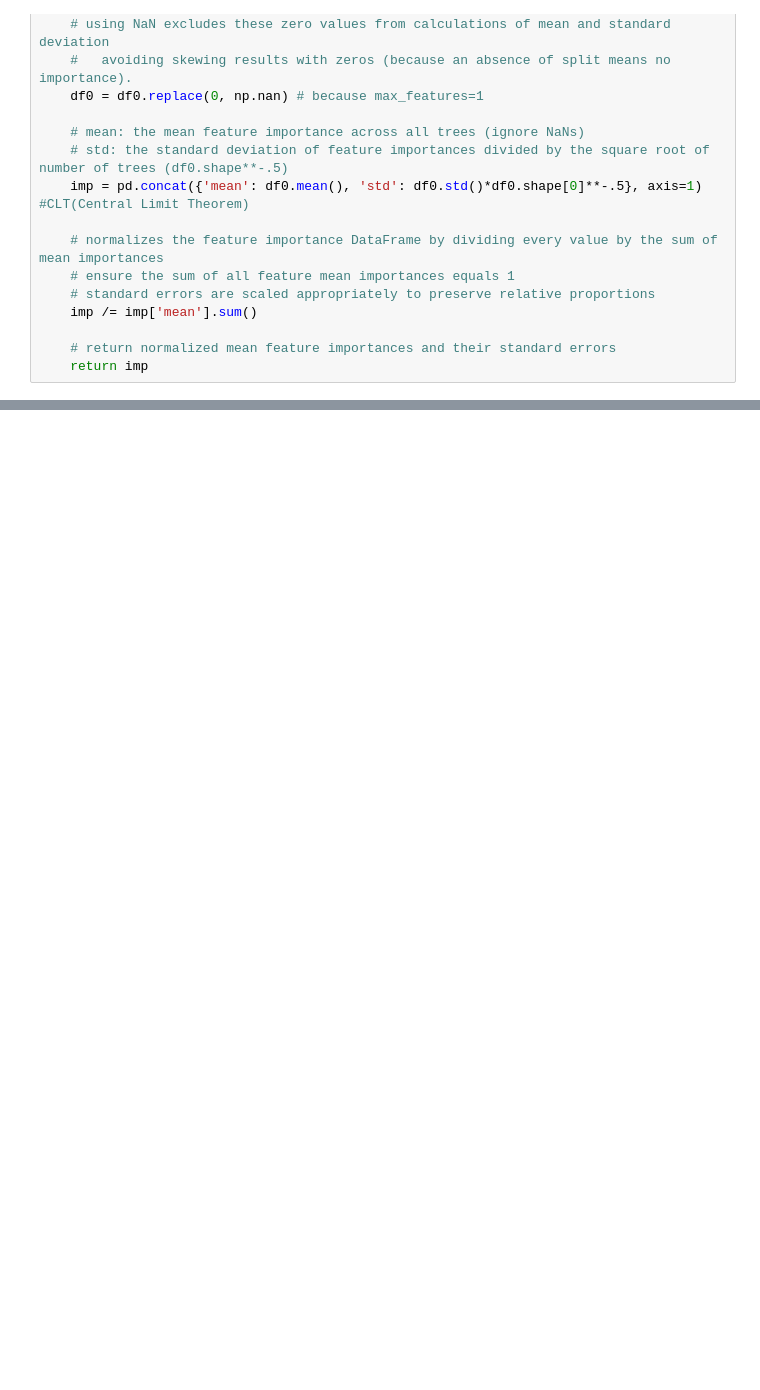
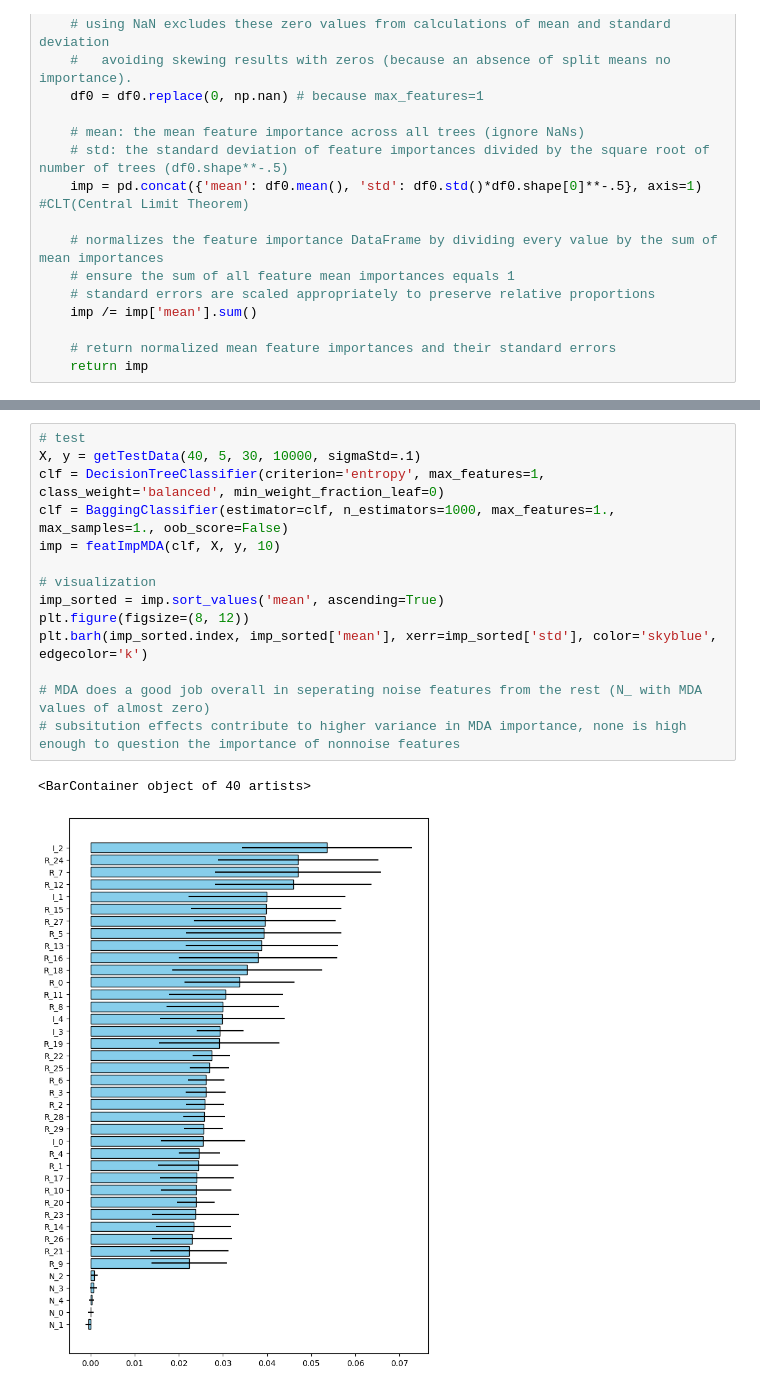
Before and after one commit to Joanna-Dai/Machine-Learning-for-Asset-Managers, a Jupyter notebook: ch6.ipynb, the cells around one changed output, grey strips where cells are left out. Drawn from its saved outputs; the diff is of its cells as text; blank space fills up the shorter version.

```diff
--- a/ch6.ipynb
+++ b/ch6.ipynb
@@ -131,0 +197,17 @@ plt.barh(imp_sorted.index, imp_sorted['mean'], xerr=imp_sorted['std'], color='sk
+# %%
+# test
+X, y = getTestData(40, 5, 30, 10000, sigmaStd=.1)
+clf = DecisionTreeClassifier(criterion='entropy', max_features=1, class_weight='balanced', min_weight_fraction_leaf=0)
+clf = BaggingClassifier(estimator=clf, n_estimators=1000, max_features=1., max_samples=1., oob_score=False)
+imp = featImpMDA(clf, X, y, 10)
+
+# visualization
+imp_sorted = imp.sort_values('mean', ascending=True)
+plt.figure(figsize=(8, 12))
+plt.barh(imp_sorted.index, imp_sorted['mean'], xerr=imp_sorted['std'], color='skyblue', edgecolor='k')
+
+# MDA does a good job overall in seperating noise features from the rest (N_ with MDA values of almost zero)
+# subsitution effects contribute to higher variance in MDA importance, none is high enough to question the importance of nonnoise features
+# %% [output]
+<BarContainer object of 40 artists>
+[figure, added]
```
Also changed, not shown: parts of 4 cells of this notebook.
